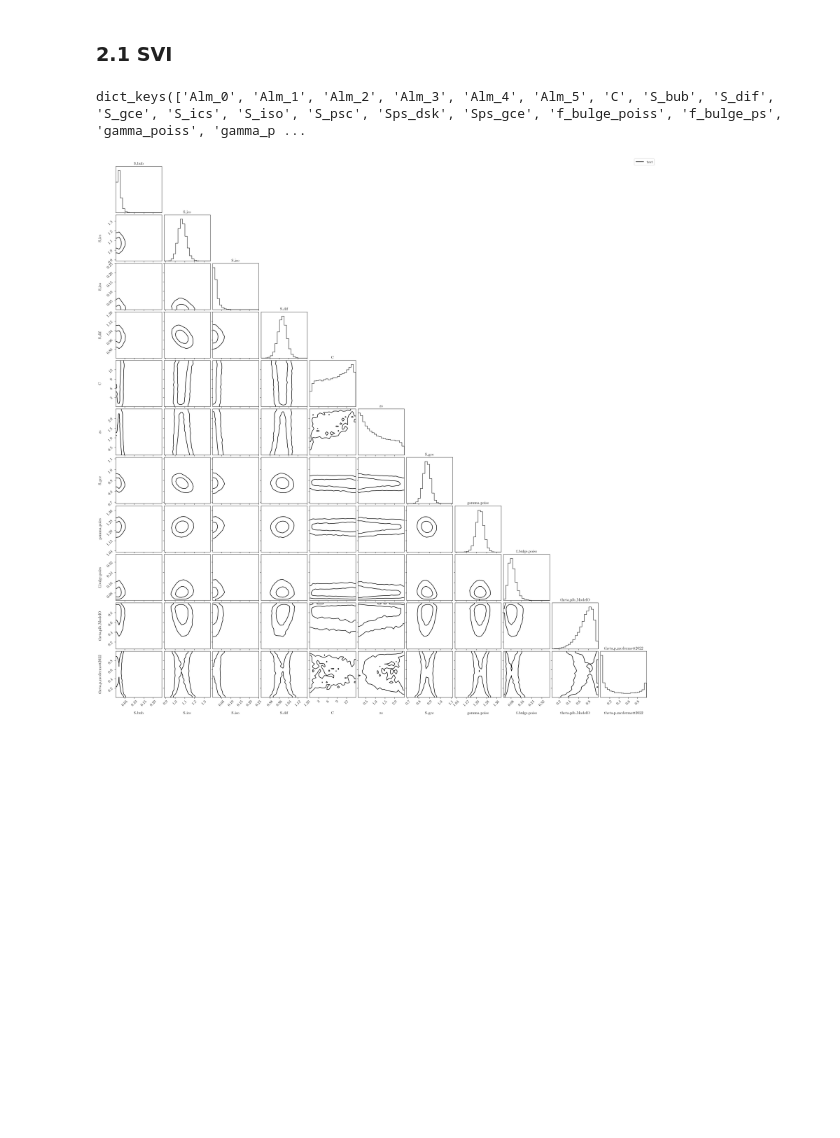
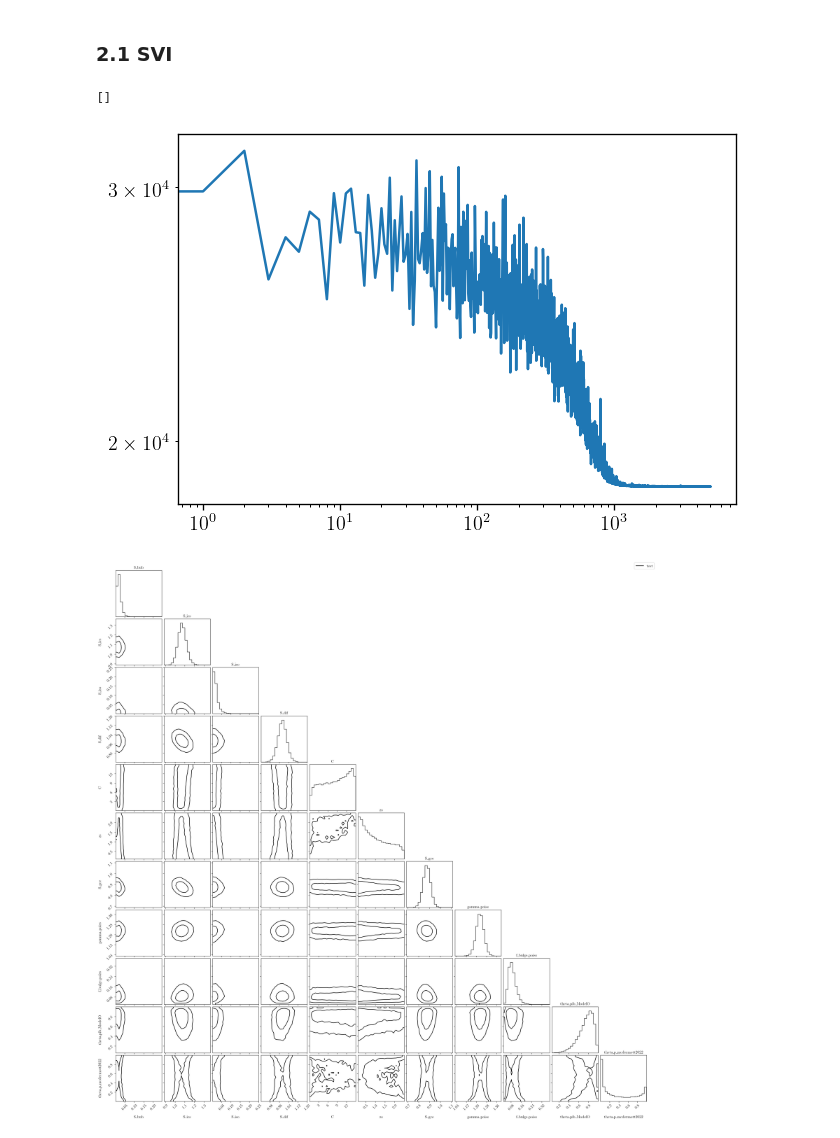
Before and after one commit to smsharma/fermi-prob-prog, a Jupyter notebook: notebooks/12_poissonian_simulations.ipynb, the cells around one changed output. Drawn from its saved outputs; the diff is of its cells as text; code cells hidden in the pictures; blank space fills up the shorter version.

```diff
--- a/notebooks/12_poissonian_simulations.ipynb
+++ b/notebooks/12_poissonian_simulations.ipynb
@@ -118,12 +135,3 @@ plt.show()
 ## 2. Fit
 # %% [markdown]
 ### 2.1 SVI
-# %%
-svi_results = npmodel.fit_svi(
-    rng_key=jax.random.PRNGKey(4234),
-    n_steps=5000,
-    guide="iaf",
-    lr=5e-5,
-    num_particles=8,
-    data=jnp.array(counts),
-)
@@ -135,6 +137,0 @@ samples = npmodel.get_svi_samples(
-# %%
-samples = npmodel.expand_samples(samples)
-# %%
-samples.keys()
-# %% [output]
-dict_keys(['Alm_0', 'Alm_1', 'Alm_2', 'Alm_3', 'Alm_4', 'Alm_5', 'C', 'S_bub', 'S_dif', 'S_gce', 'S_ics', 'S_iso', 'S_psc', 'Sps_dsk', 'Sps_gce', 'f_bulge_poiss', 'f_bulge_ps', 'gamma_poiss', 'gamma_p ...
@@ -143,3 +138,26 @@ pickle.dump(samples, open(f'../outputs/poisson_sim/test_samples.p', 'wb'))
+# %%
+for i in range(5,10):
+    counts = jnp.array(np.load(f"{save_dir}/counts_{i}.npy"), dtype=jnp.int32)
+    svi_results = npmodel.fit_svi(
+        rng_key=jax.random.PRNGKey(4234),
+        n_steps=2000,
+        guide="iaf",
+        lr=5e-5,
+        num_particles=8,
+        data=jnp.array(counts),
+    )
+    pickle.dump(svi_results, open(f"{save_dir}/svi_results_{i}.p", 'wb'))
+    samples = npmodel.get_svi_samples(
+        rng_key=jax.random.PRNGKey(42),
+        num_samples=50000,
+    )
+    pickle.dump(samples, open(f"{save_dir}/samples_{i}.p", 'wb'))
+# %%
+plt.plot(svi_results.losses)
+plt.loglog()
+# %% [output]
+[]
+[figure, added]
 # %%
 from utils.multi_corner import multi_corner
 # %%
```
Also changed, not shown: parts of 9 cells of this notebook, 2 other files.
